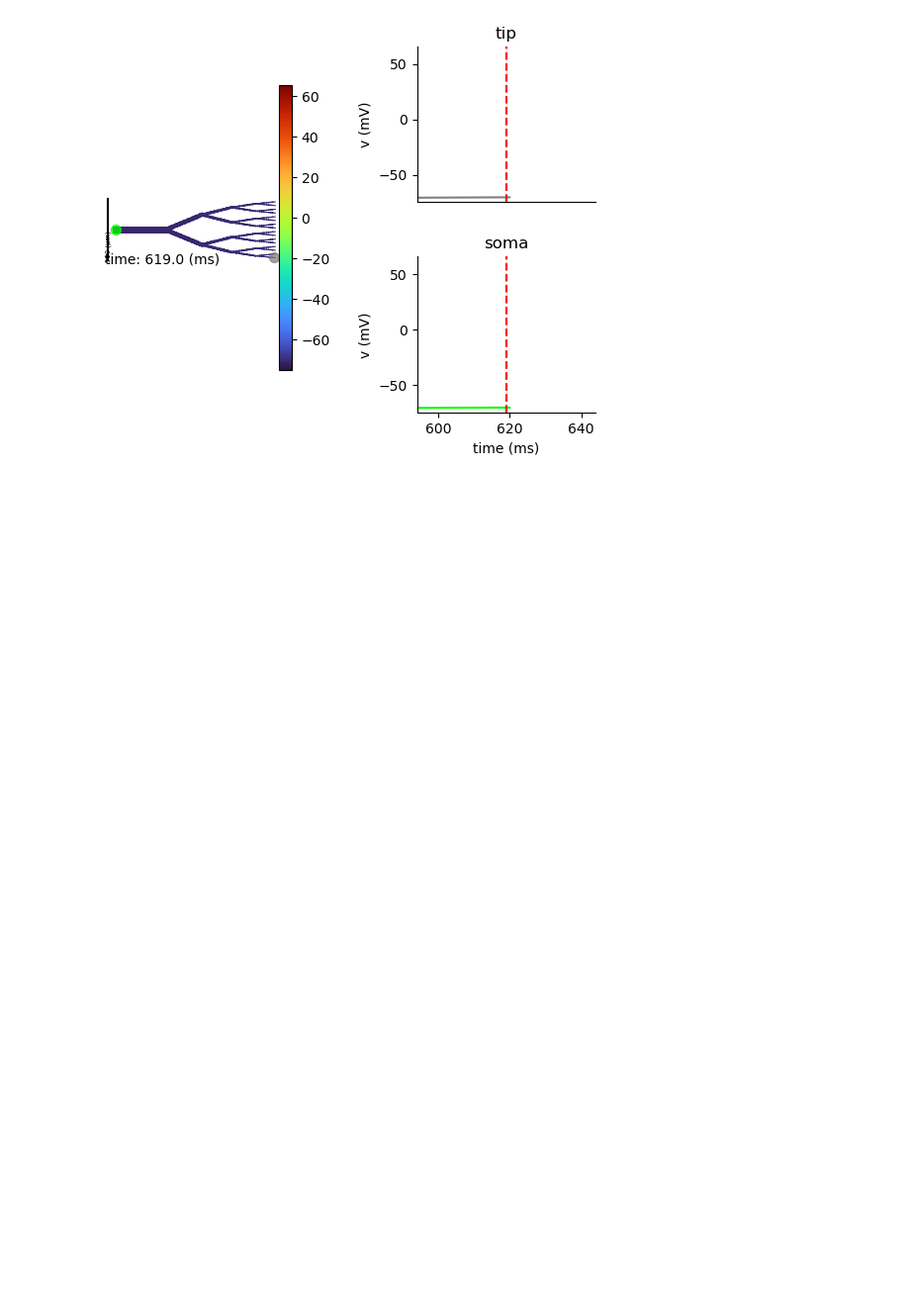
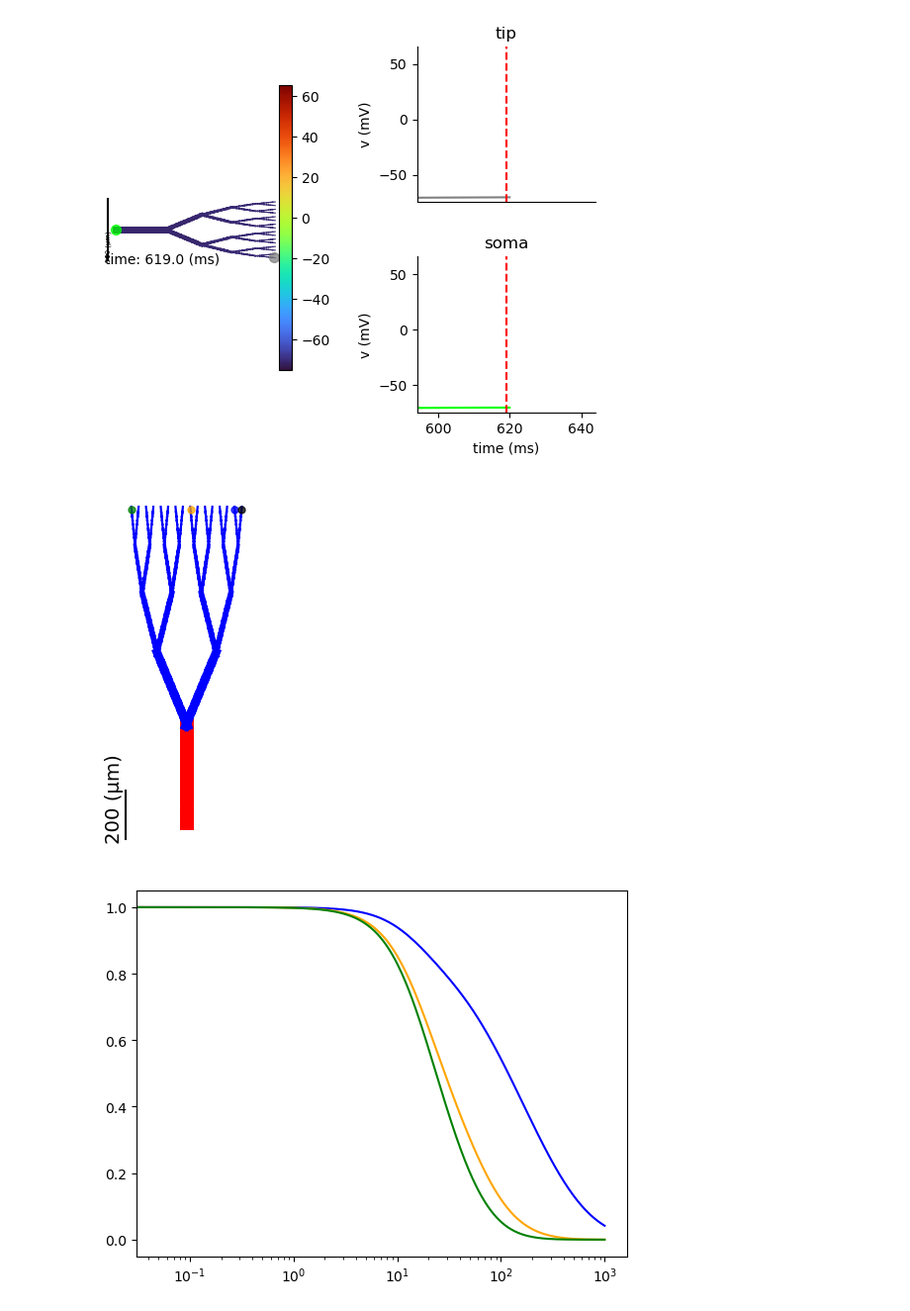
Before and after one commit to YoniLeibner/Neuron_analysis_tool, a Jupyter notebook: Neuron_analysis_tool/example Rall model.ipynb, the cells around one changed output. Shown at 99% size. Drawn from its saved outputs; the diff is of its cells as text; code cells hidden in the pictures; blank space fills up the shorter version.

```diff
--- a/Neuron_analysis_tool/example Rall model.ipynb
+++ b/Neuron_analysis_tool/example Rall model.ipynb
@@ -155,3 +156,34 @@ Moviepy - Done !
 Moviepy - video ready __temp__.mp4
 <moviepy.video.io.html_tools.HTML2 object>
 [figure]
+# %%
+
+freqs = np.concatenate([np.arange(0, 1, 0.05), np.arange(1, 10, 0.1), np.arange(10, 1000,1)])
+def transfer_freq(seg1, seg2, freqs = freqs):
+    imp = h.Impedance(seg1.x, sec=seg1.sec)
+    imp.loc(seg1.x, sec=seg1.sec)
+    transfer = []
+    for freq in freqs:
+        imp.compute(freq, 1)
+        transfer.append(imp.transfer(seg2.x, sec=seg2.sec))
+    return freqs, np.array(transfer)
+# %%
+seg_to_indicate_dict =dict()
+colors = ['b', 'orange', 'green']
+for num, color in zip([28, 18, 3], colors):
+    seg_to_indicate_dict[list(analyser.cell.apic[num])[-1]]=dict(size=25, color=color, alpha=0.75)
+seg_to_indicate_dict[list(analyser.cell.apic[29])[-1]]=dict(size=25, color='k', alpha=0.75)
+
+
+analyser.plot_morph(ax=plt.gca(), theta=0, seg_to_indicate_dict=seg_to_indicate_dict, scale=200, diam_factor=1)
+
+plt.figure()
+for num, color in zip([28, 18, 3], colors):
+    f, R_tr = transfer_freq(list(analyser.cell.apic[29])[-1], list(analyser.cell.apic[num])[-1])
+    plt.plot(f, R_tr/R_tr[0], label=str(num), color=color)
+plt.scatter(0, 1, color='k', s=50)
+
+plt.xscale('log')
+# %% [output]
+[figure, added]
+[figure, added]
```
Also changed, not shown: parts of 5 cells of this notebook, 5 other files.
